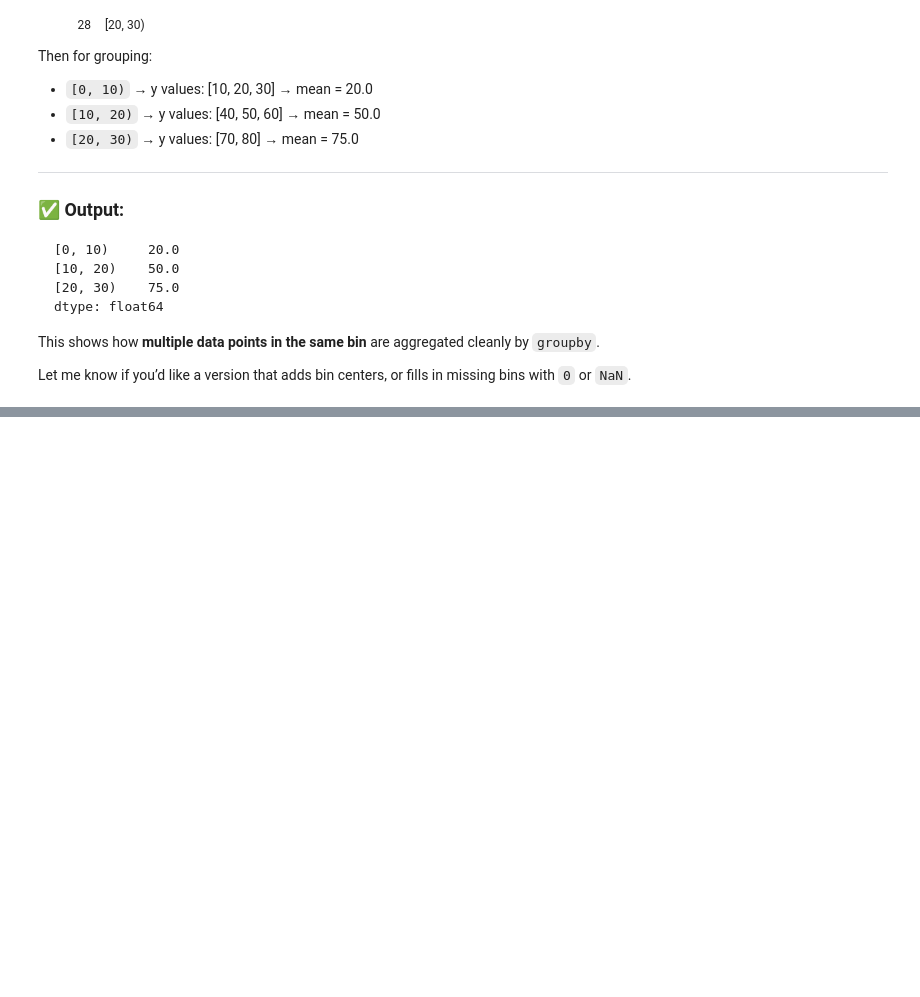
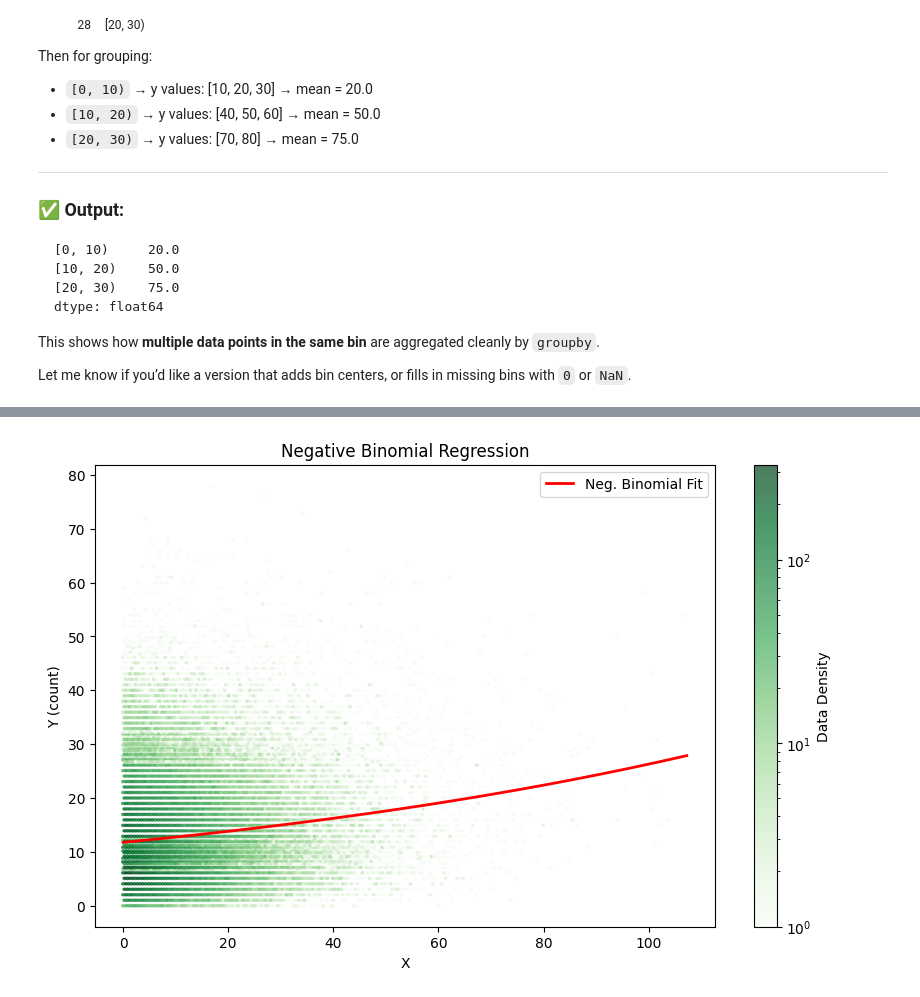
Before and after one commit to xiaopengh/Clone_Driver, a Jupyter notebook: brouillon.ipynb, the cells around one changed output, grey strips where cells are left out. Drawn from its saved outputs; the diff is of its cells as text; code cells hidden in the pictures; blank space fills up the shorter version.

```diff
--- a/brouillon.ipynb
+++ b/brouillon.ipynb
@@ -101,0 +169,22 @@ Let me know if you’d like a version that adds bin centers, or fills in missing
+# %%
+import numpy as np
+import pandas as pd
+import statsmodels.api as sm
+import matplotlib.pyplot as plt
+
+# Example data
+np.random.seed(0)
+X = np.random.exponential(10, 100000)
+mu = np.exp(0.0080 * X + 2.4627)  # mean of the count
+size = 1/0.3366  # dispersion parameter
+Y = np.random.negative_binomial(n=size, p=size / (size + mu))
+
+df = pd.DataFrame({'X': X, 'Y': Y})
+
+# Add constant (intercept)
+df['intercept'] = 1
+
+# Fit model
+model_nb = sm.NegativeBinomial(df['Y'], df[['intercept', 'X']]).fit()
+
+print(model_nb.summary())
@@ -101,0 +209,21 @@ Let me know if you’d like a version that adds bin centers, or fills in missing
+# %%
+# Predict over a range of X values
+X_pred = np.linspace(df['X'].min(), df['X'].max(), 100)
+X_pred_df = pd.DataFrame({'X': X_pred})
+X_pred_df['intercept'] = 1
+
+# Predict using model
+Y_pred = model_nb.predict(X_pred_df[['intercept', 'X']])
+
+# Plot data + fitted line
+plt.figure(figsize=(10,6))
+plt.hexbin(df['X'], df['Y'], gridsize=200, cmap='Greens', mincnt=1, alpha=0.7, bins='log')
+plt.plot(X_pred, Y_pred, color='red', linewidth=2, label='Neg. Binomial Fit')
+plt.xlabel('X')
+plt.ylabel('Y (count)')
+plt.title('Negative Binomial Regression')
+plt.colorbar(label='Data Density')
+plt.legend()
+plt.show()
+# %% [output]
+[figure, added]
```
Also changed, not shown: parts of 5 cells of this notebook, 5 other files.
